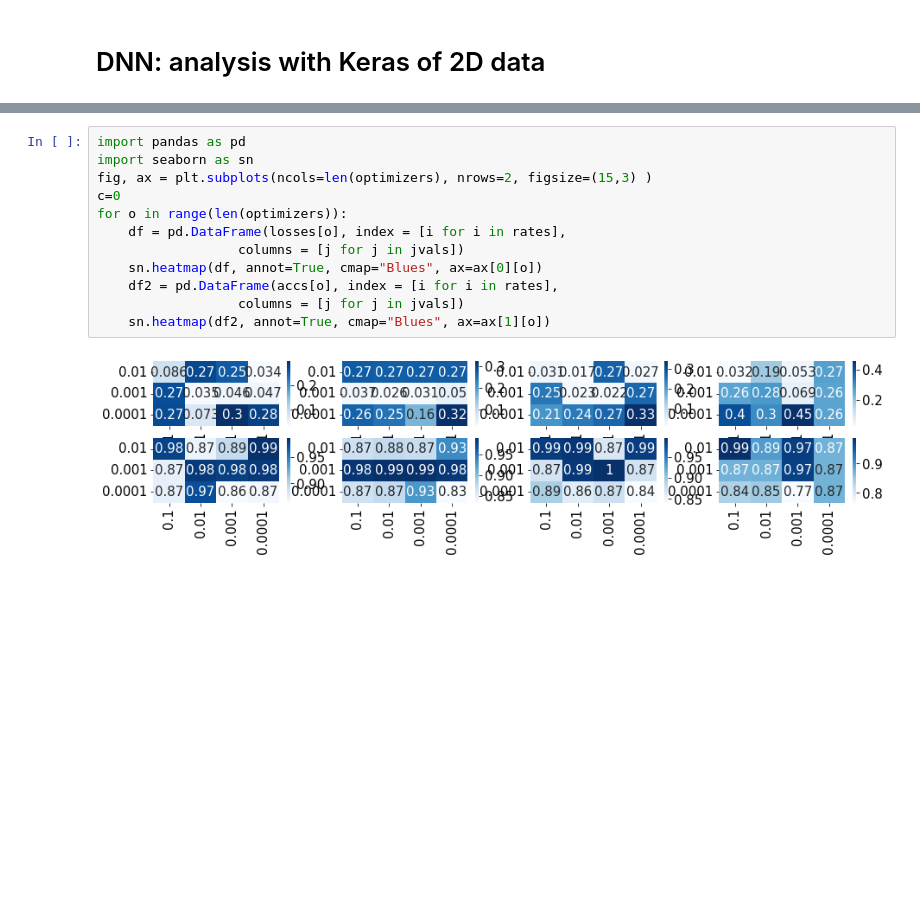
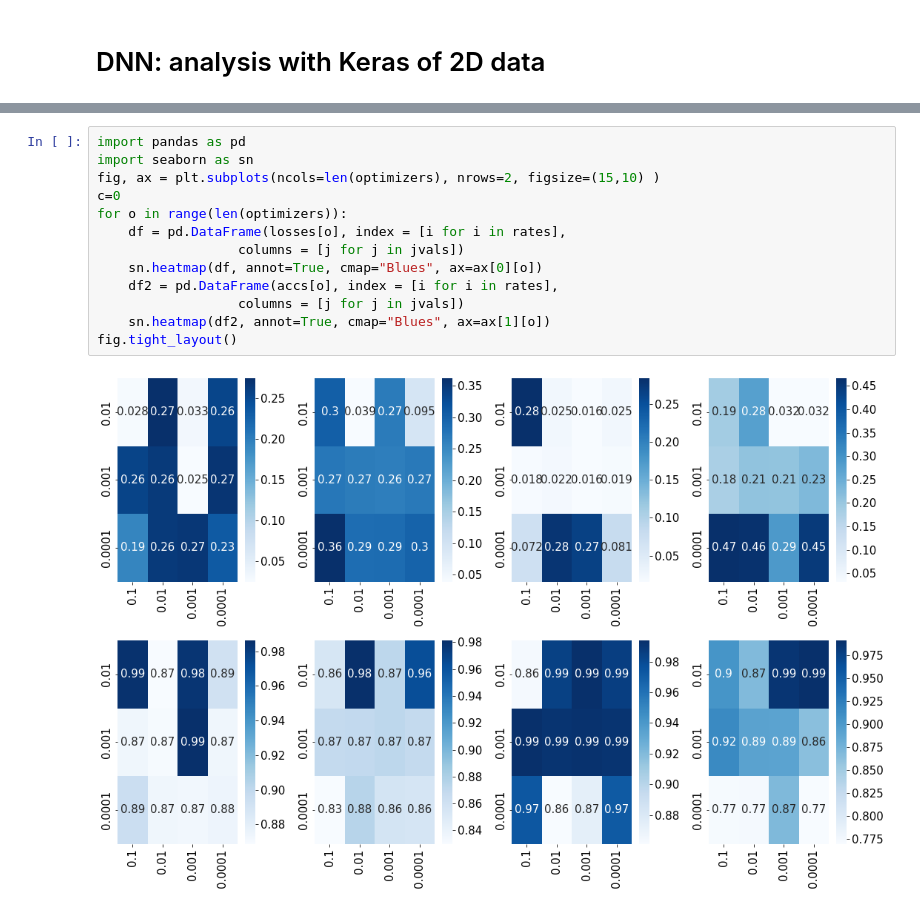
Before and after one commit to davbac/LCP-modB, a Jupyter notebook: group2309_exercise1.ipynb, the cells around one changed output, grey strips where cells are left out. Drawn from its saved outputs; the diff is of its cells as text; blank space fills up the shorter version.

Commit message:
added visual

```diff
--- a/group2309_exercise1.ipynb
+++ b/group2309_exercise1.ipynb
@@ -164,14 +169,15 @@ for i in range(len(losses)):
 # %%
 import pandas as pd
 import seaborn as sn
-fig, ax = plt.subplots(ncols=len(optimizers), nrows=2, figsize=(15,3) )
+fig, ax = plt.subplots(ncols=len(optimizers), nrows=2, figsize=(15,10) )
 c=0
 for o in range(len(optimizers)):
     df = pd.DataFrame(losses[o], index = [i for i in rates],
                   columns = [j for j in jvals])
     sn.heatmap(df, annot=True, cmap="Blues", ax=ax[0][o])
     df2 = pd.DataFrame(accs[o], index = [i for i in rates],
                   columns = [j for j in jvals])
     sn.heatmap(df2, annot=True, cmap="Blues", ax=ax[1][o])
+fig.tight_layout()
 # %% [output]
-[figure, old version]
+[figure, new version]
```
Also changed, not shown: parts of 3 cells of this notebook, 1 other file.
